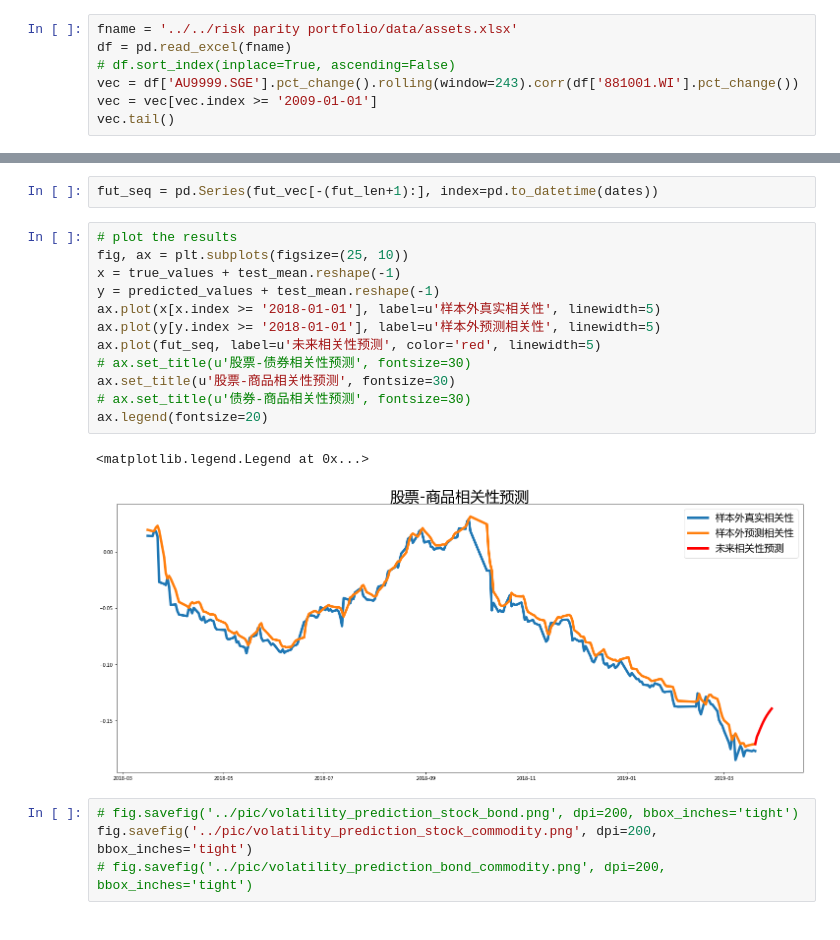
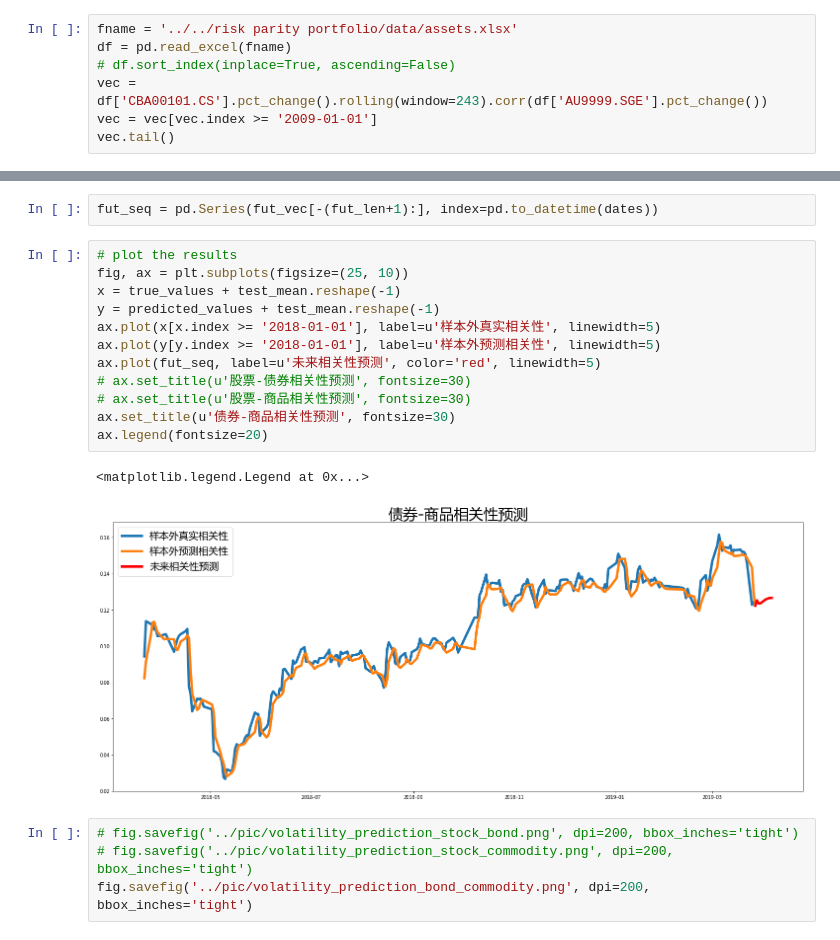
Before and after one commit to dxcv/Valyrian, a Jupyter notebook: correlation/notebook/LSTM相关性预测.ipynb, the cells around one changed output, grey strips where cells are left out. Saved outputs shown, nothing was run; the diff lists cells and outputs as text.

```diff
--- a/correlation/notebook/LSTM相关性预测.ipynb
+++ b/correlation/notebook/LSTM相关性预测.ipynb
@@ -20,7 +18,7 @@ seq_len = 20
 fname = '../../risk parity portfolio/data/assets.xlsx'
 df = pd.read_excel(fname)
 # df.sort_index(inplace=True, ascending=False)
-vec = df['AU9999.SGE'].pct_change().rolling(window=243).corr(df['881001.WI'].pct_change())
+vec = df['CBA00101.CS'].pct_change().rolling(window=243).corr(df['AU9999.SGE'].pct_change())
 vec = vec[vec.index >= '2009-01-01']
 vec.tail()
 # %% [output]
@@ -207,19 +205,19 @@ fut_seq = pd.Series(fut_vec[-(fut_len+1):], index=pd.to_datetime(dates))
 # %%
 # plot the results
 fig, ax = plt.subplots(figsize=(25, 10))
 x = true_values + test_mean.reshape(-1)
 y = predicted_values + test_mean.reshape(-1)
 ax.plot(x[x.index >= '2018-01-01'], label=u'样本外真实相关性', linewidth=5)
 ax.plot(y[y.index >= '2018-01-01'], label=u'样本外预测相关性', linewidth=5)
 ax.plot(fut_seq, label=u'未来相关性预测', color='red', linewidth=5)
 # ax.set_title(u'股票-债券相关性预测', fontsize=30)
-ax.set_title(u'股票-商品相关性预测', fontsize=30)
-# ax.set_title(u'债券-商品相关性预测', fontsize=30)
+# ax.set_title(u'股票-商品相关性预测', fontsize=30)
+ax.set_title(u'债券-商品相关性预测', fontsize=30)
 ax.legend(fontsize=20)
 # %% [output]
 <matplotlib.legend.Legend at 0x...>
-[figure, old version]
+[figure, new version]
 # %%
 # fig.savefig('../pic/volatility_prediction_stock_bond.png', dpi=200, bbox_inches='tight')
-fig.savefig('../pic/volatility_prediction_stock_commodity.png', dpi=200, bbox_inches='tight')
-# fig.savefig('../pic/volatility_prediction_bond_commodity.png', dpi=200, bbox_inches='tight')
+# fig.savefig('../pic/volatility_prediction_stock_commodity.png', dpi=200, bbox_inches='tight')
+fig.savefig('../pic/volatility_prediction_bond_commodity.png', dpi=200, bbox_inches='tight')
```
Also changed, not shown: parts of 10 cells of this notebook, 26 other files.
